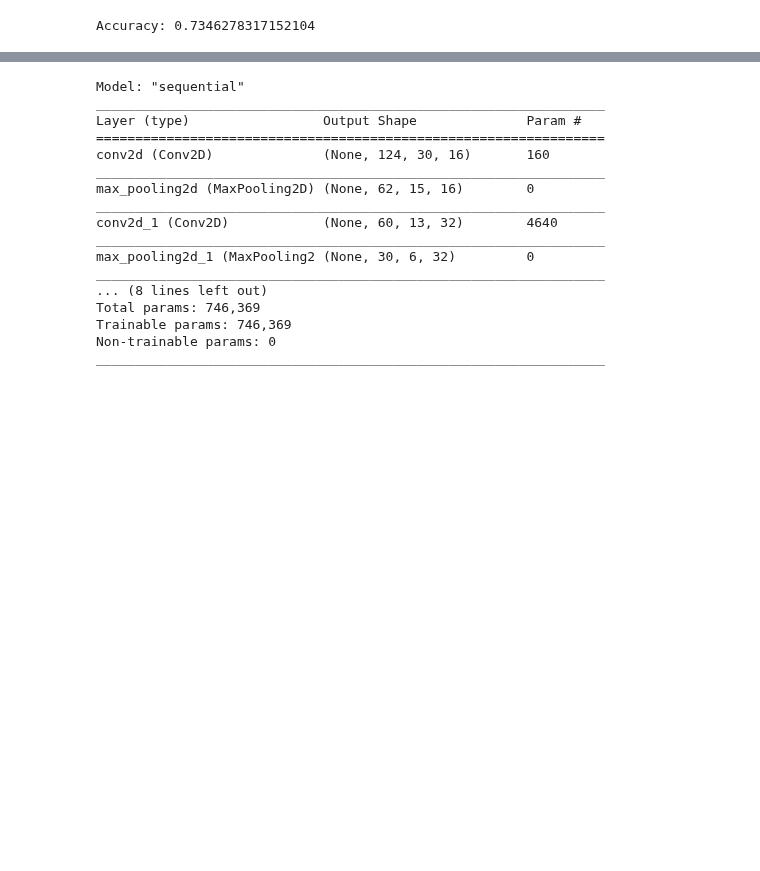
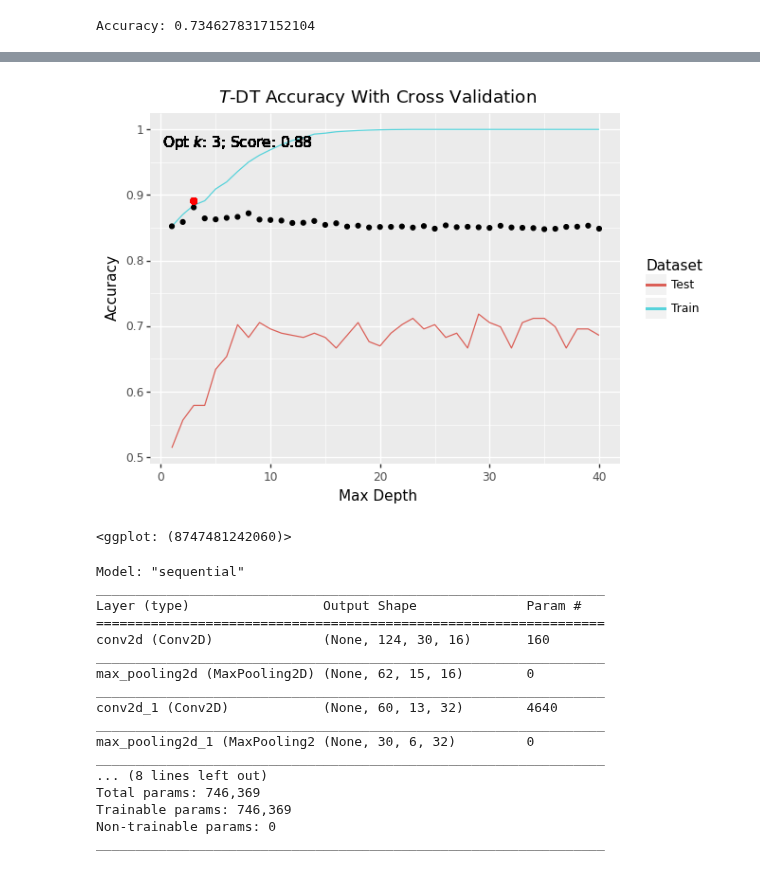
Before and after one commit to Shellyga/MAFAT-Radar-Challenge, a Jupyter notebook: Copy_of_MAFAT_Radar_Challenge_Baseline_CNN_Model.ipynb, the cells around one changed output, grey strips where cells are left out. Cells and saved outputs as stored; diff of their text form; code cells hidden in the pictures; blank space fills up the shorter version.

```diff
--- a/Copy_of_MAFAT_Radar_Challenge_Baseline_CNN_Model.ipynb
+++ b/Copy_of_MAFAT_Radar_Challenge_Baseline_CNN_Model.ipynb
@@ -583,3 +665,21 @@ Accuracy: 0.7799352750809061
+# %%
+# Specifying values to scan. Dictionary keys correspond to arguments passed to model's constructor.
+param_grid_t = {'max_depth':ts}
+
+# Perform the Cross-Validation (with 5 folds) over all combinations of parameter values specified in dictionary
+dt_cv = GridSearchCV(DecisionTreeClassifier(), param_grid_t, cv=5).fit(train_features_flat, train_y)
+
+opt_t = dt_cv.best_params_["max_depth"]
+opt_score_t = dt_cv.best_score_
+
+(p + geom_point(data=pd.DataFrame({"t": ts ,"cv": dt_cv.cv_results_["mean_test_score"]}),
+               mapping=aes(x="t", y="cv"), color="black") +
+ geom_point(aes(x=opt_t, y=opt_score), color="Red", size=2) +
+ geom_text(label=r"Opt $k$: %d; Score: %.2f" % (opt_t, round(opt_score_t, 2)), x=opt_t + 4, y= opt_score_t + .1, color="black") +
+ labs(title=r"$T$-DT Accuracy With Cross Validation"))
+# %% [output]
+[figure, added]
+<ggplot: (8747481242060)>
 # %%
 model.summary()
 # %% [output]
```
Also changed, not shown: parts of 10 cells of this notebook.
